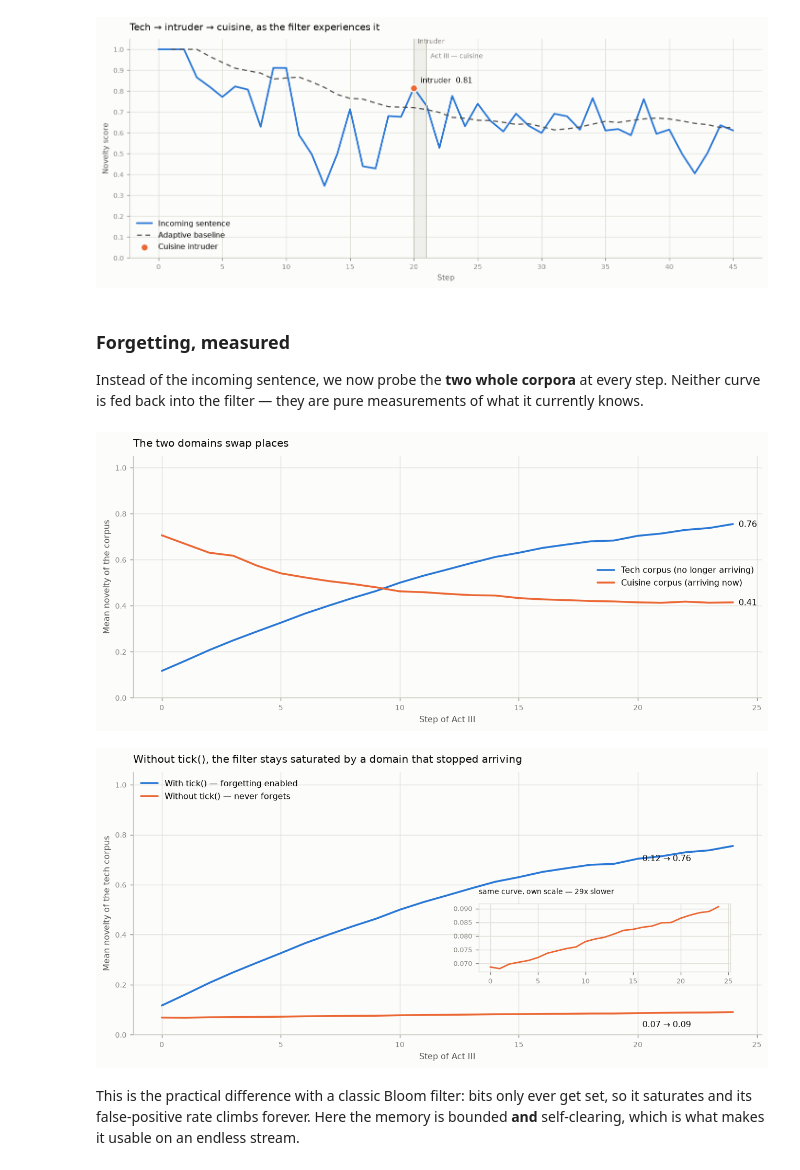
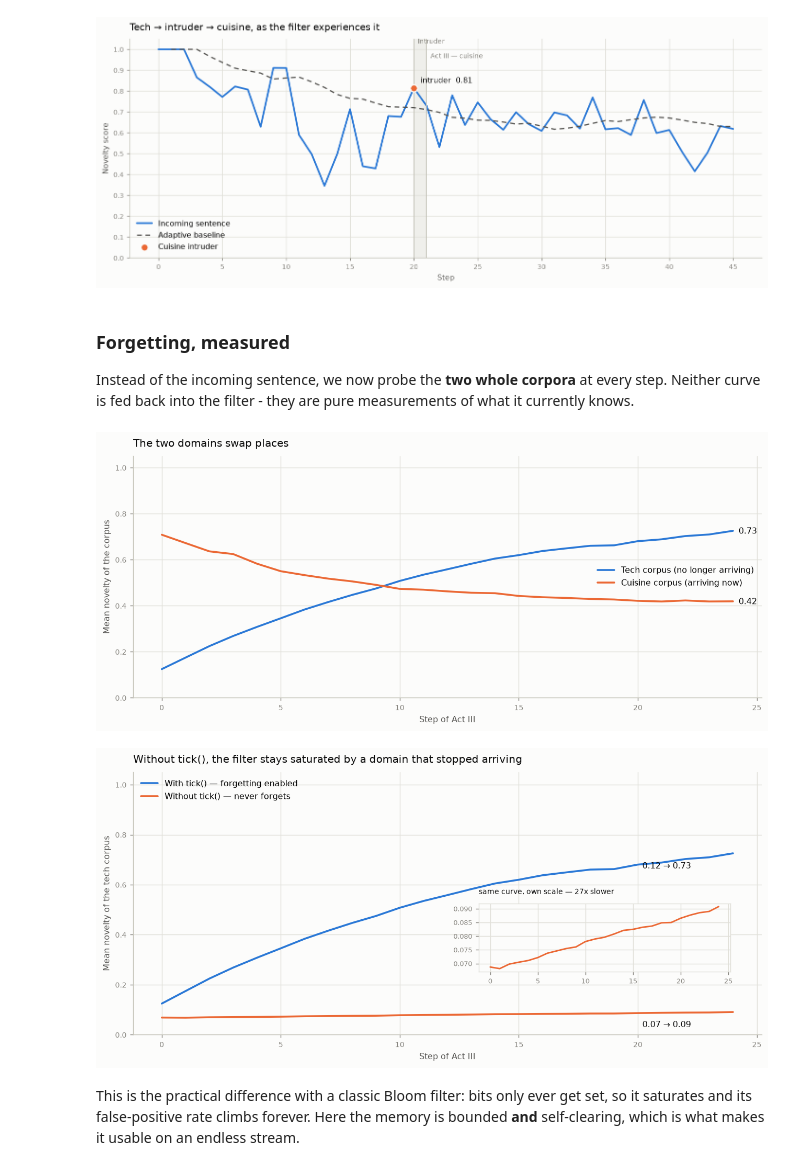
Before and after one commit to clembarr/ffbf-novelty-detector, a Jupyter notebook: notebooks/ffbf_semantic_demo.ipynb, the cells around one changed output. Drawn from its saved outputs; the diff is of its cells as text; code cells hidden in the pictures.

```diff
--- a/notebooks/ffbf_semantic_demo.ipynb
+++ b/notebooks/ffbf_semantic_demo.ipynb
@@ -51,18 +53,18 @@ and a very sparse projection. `epsilon` is the one that matters most — it rest
 # %%
 cfg = FFBFConfig.default_for(input_dim=384, expected_n=50)
 cfg.m = 1200                    #Kenyon cells; the whole memory is m floats
-cfg.k = 20                      #winners per input (1.7% of m) — the sparse tag of an input
+cfg.k = 20                      #winners per input (1.7% of m) - the sparse tag of an input
 cfg.projection_sparsity = 0.01  #each KC samples ~4 of the 384 embedding dimensions
-cfg.delta = 0.9                 #depression of the winners on add() — hard, so one pass is enough
-cfg.epsilon = 0.002             #recovery of the losers on add() — near-silent, so memory persists
+cfg.delta = 0.9                 #depression of the winners on add() - hard, so one pass is enough
+cfg.epsilon = 0.002             #recovery of the losers on add() - near-silent, so memory persists
 cfg.decay_mode = DecayMode.EdgeAndFront
 cfg.tick_shape = TickShape.Log
-cfg.tick_rate = 0.10            #forgetting speed applied by tick()
+cfg.tick_rate = 0.06            #forgetting speed applied by tick() - calibrated so Act III swaps the two domains
 cfg.window_size = 20            #baseline length behind the adaptive is_novel() threshold
 cfg.seed = 42
 
 f = FFBF(cfg)
-print(f"Memory: {cfg.m} synapses = {cfg.m * 4 / 1024:.1f} KiB — constant, whatever the stream length")
+print(f"Memory: {cfg.m} synapses = {cfg.m * 4 / 1024:.1f} KiB - constant, whatever the stream length")
 # %% [output]
 Memory: 1200 synapses = 4.7 KiB — constant, whatever the stream length
 # %%
@@ -371,7 +373,7 @@ plt.show()
 # %% [markdown]
 ### Forgetting, measured
 
-Instead of the incoming sentence, we now probe the **two whole corpora** at every step. Neither curve is fed back into the filter — they are pure measurements of what it currently knows.
+Instead of the incoming sentence, we now probe the **two whole corpora** at every step. Neither curve is fed back into the filter - they are pure measurements of what it currently knows.
 # %%
 fig, ax = plt.subplots(figsize=(10, 4.5))
 ax.plot(tech_curve, color=PALETTE["series_1"], label="Tech corpus (no longer arriving)")
@@ -388,36 +390,36 @@ for curve in (tech_curve, cuisine_curve):
 plt.tight_layout()
 plt.show()
 # %% [output]
-[figure, old version]
+[figure, new version]
 # %%
 gain_tick = tech_curve[-1] - tech_curve[0]
 gain_notick = tech_curve_notick[-1] - tech_curve_notick[0]
 
 fig, ax = plt.subplots(figsize=(10, 4.8))
-ax.plot(tech_curve, color=PALETTE["series_1"], label="With tick() — forgetting enabled")
-ax.plot(tech_curve_notick, color=PALETTE["series_2"], label="Without tick() — never forgets")
+ax.plot(tech_curve, color=PALETTE["series_1"], label="With tick() - forgetting enabled")
+ax.plot(tech_curve_notick, color=PALETTE["series_2"], label="Without tick() - never forgets")
 ax.set_xlabel("Step of Act III")
 ax.set_ylabel("Mean novelty of the tech corpus")
 ax.set_ylim(0, 1.05)
 ax.legend(loc="upper left")
 ax.set_title("Without tick(), the filter stays saturated by a domain that stopped arriving")
 for curve in (tech_curve, tech_curve_notick):
     ax.annotate(f"{curve[0]:.2f} → {curve[-1]:.2f}", (len(curve) - 1, curve[-1]),
                 textcoords="offset points", xytext=(-96, -16), color=PALETTE["ink"], fontsize=9)
 
 #the lower curve is not flat, it is 30x slower: an inset with its own scale shows its real shape
 inset = ax.inset_axes([0.55, 0.24, 0.40, 0.26])
 inset.plot(tech_curve_notick, color=PALETTE["series_2"], linewidth=1.6)
-inset.set_title(f"same curve, own scale — {gain_tick / gain_notick:.0f}x slower", fontsize=8)
+inset.set_title(f"same curve, own scale - {gain_tick / gain_notick:.0f}x slower", fontsize=8)
 inset.tick_params(labelsize=7)
 #a hairline box marks it as an inset rather than a second series on the main axes
 for spine in inset.spines.values():
     spine.set_visible(True)
     spine.set_color(PALETTE["grid"])
 plt.tight_layout()
 plt.show()
 # %% [output]
-[figure, old version]
+[figure, new version]
 # %% [markdown]
 This is the practical difference with a classic Bloom filter: bits only ever get set, so it saturates and its false-positive rate climbs forever. Here the memory is bounded **and** self-clearing, which is what makes it usable on an endless stream.
 # %% [markdown]
```
Also changed, not shown: parts of 34 cells of this notebook, 1 other file.
